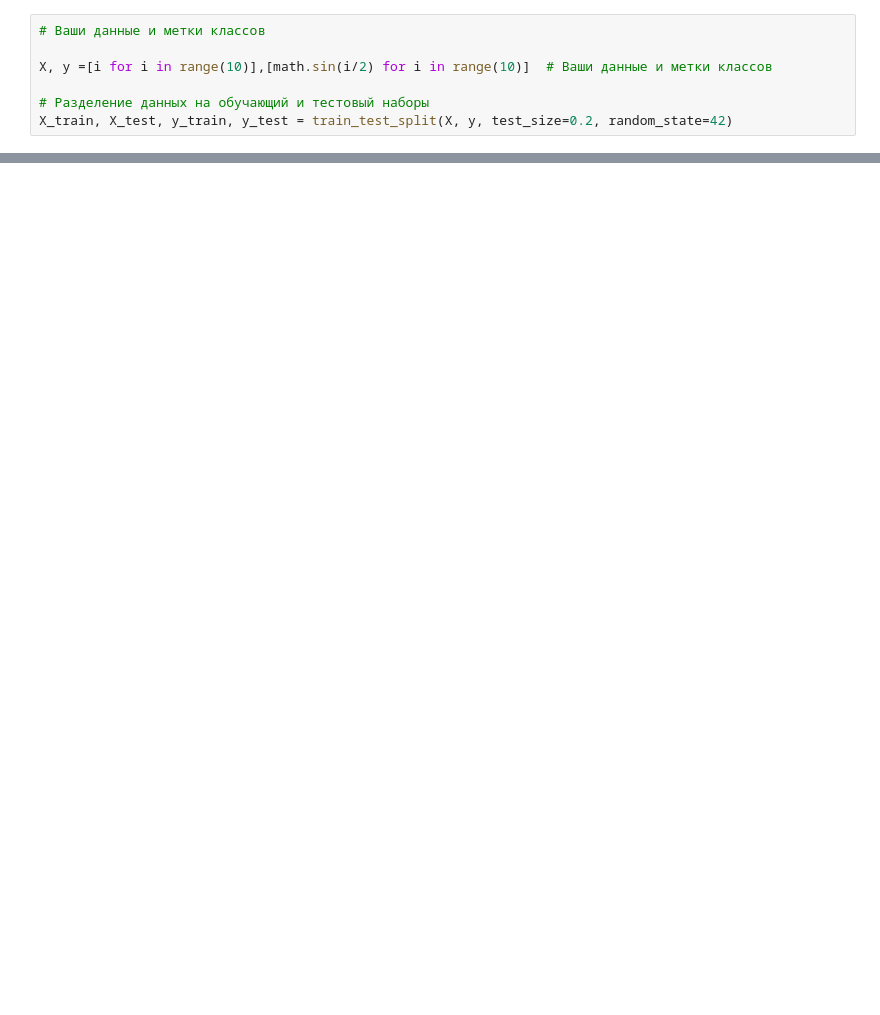
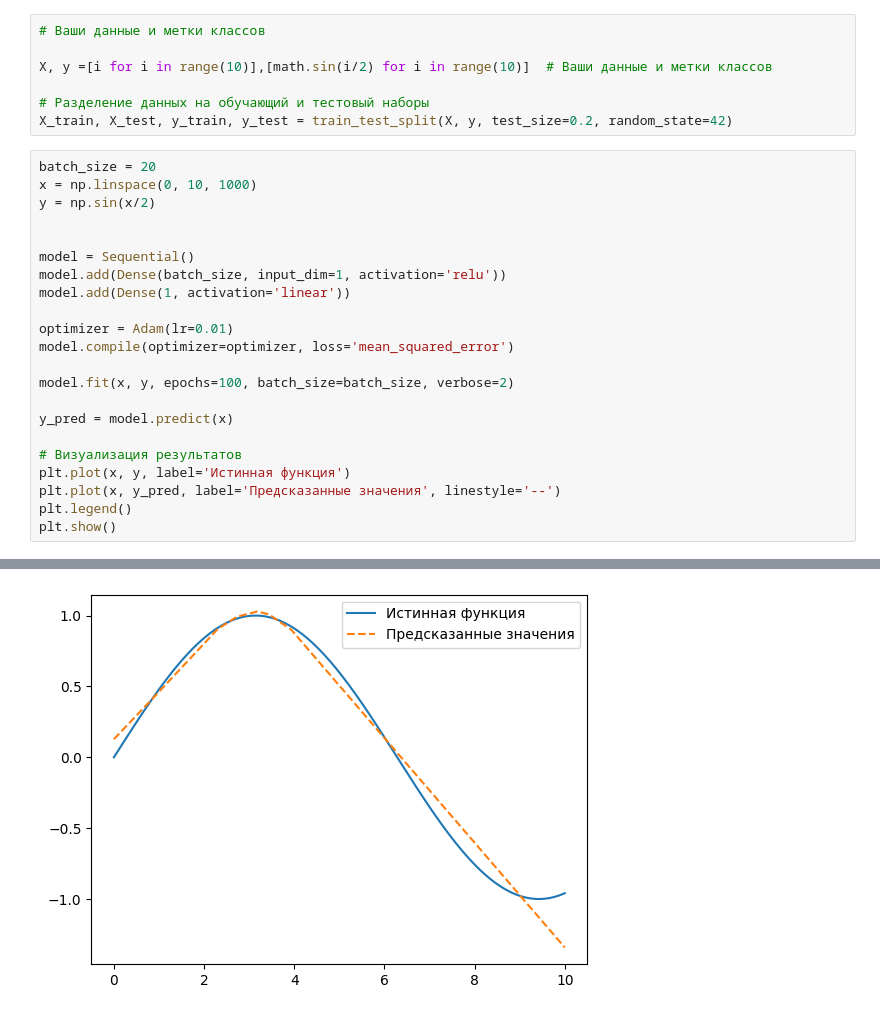
Before and after one commit to Leteers/MachineLearning, a Jupyter notebook: lab3/test.ipynb, the cells around one changed output, grey strips where cells are left out. Cells and saved outputs as stored; diff of their text form; blank space fills up the shorter version.

```diff
--- a/lab3/test.ipynb
+++ b/lab3/test.ipynb
@@ -19,3 +17,26 @@ X, y =[i for i in range(10)],[math.sin(i/2) for i in range(10)]  # Ваши да
 
 # Разделение данных на обучающий и тестовый наборы
 X_train, X_test, y_train, y_test = train_test_split(X, y, test_size=0.2, random_state=42)
+# %%
+batch_size = 20
+x = np.linspace(0, 10, 1000)
+y = np.sin(x/2)
+
+
+model = Sequential()
+model.add(Dense(batch_size, input_dim=1, activation='relu'))
+model.add(Dense(1, activation='linear'))
+
+optimizer = Adam(lr=0.01)
+model.compile(optimizer=optimizer, loss='mean_squared_error')
+
+model.fit(x, y, epochs=100, batch_size=batch_size, verbose=2)
+
+y_pred = model.predict(x)
+
+# Визуализация результатов
+plt.plot(x, y, label='Истинная функция')
+plt.plot(x, y_pred, label='Предсказанные значения', linestyle='--')
+plt.legend()
+plt.show()
+# %% [output]
@@ -22,3 +63,4 @@ X_train, X_test, y_train, y_test = train_test_split(X, y, test_size=0.2, random_
+[figure, added]
 # %%
 # Генерация данных
 x = np.linspace(0, 10, 1000)
```
Also changed, not shown: parts of 5 cells of this notebook, 1 other file.
